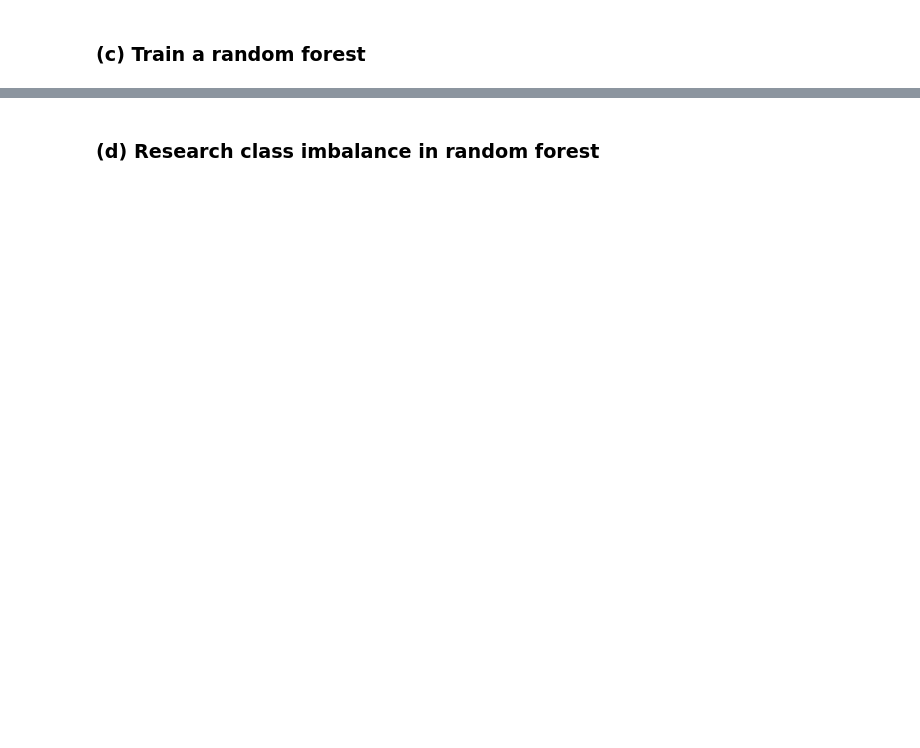
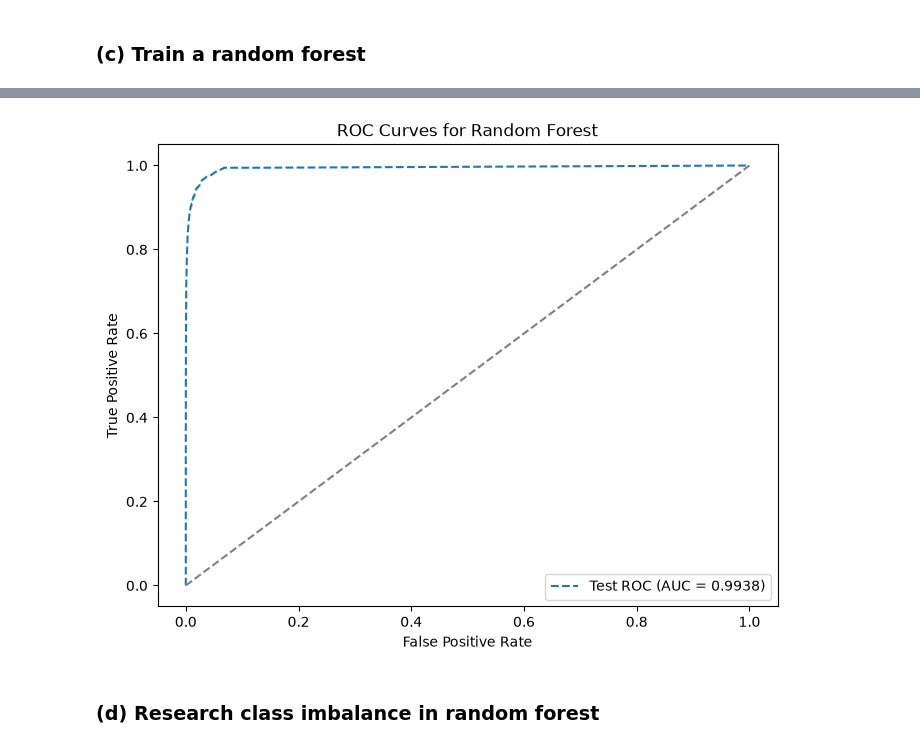
Before and after one commit to Brice12347/DCSI552_HW6, a Jupyter notebook: Patchou_Brice_HW6.ipynb, the cells around one changed output, grey strips where cells are left out. Cells and saved outputs as stored; diff of their text form; code cells hidden in the pictures; blank space fills up the shorter version.

```diff
--- a/Patchou_Brice_HW6.ipynb
+++ b/Patchou_Brice_HW6.ipynb
@@ -13,5 +25,18 @@ Import packages
 # %% [markdown]
 ### (a) Download the APS Failure data
+# %%
+# how do I fix this
+# df = pd.read_csv('/Users/bricepatchou/Documents/GitHub/DCSI552_HW6/aps_failure_training_set.csv',skiprows=12, na_values=['?'])
+
+file_path = '/Users/bricepatchou/Documents/GitHub/DCSI552_HW6/aps_failure_training_set.csv'
+header_row = 0
+with open(file_path, 'r') as f:
+    for i, line in enumerate(f):
+        if line.startswith('class'):
+            header_row = i
+            break
+
+df = pd.read_csv(file_path, skiprows=header_row, na_values=['?'])
 # %% [markdown]
 ### (b) Data Preparation
 # %% [markdown]
@@ -27,2 +192,79 @@ Import packages
 # %% [markdown]
 ### (c) Train a random forest
+# %%
+# how do i do this
+# is this right
+
+# rf_model = RandomForestClassifier(n_estimators=100, random_state=42)
+# rf_model.fit(features, labels)
+# file_path = '/Users/bricepatchou/Documents/GitHub/DCSI552_HW6/aps_failure_test_set.csv'
+# header_row = 0
+# with open(file_path, 'r') as f:
+#     for i, line in enumerate(f):
+#         if line.startswith('class'):
+#             header_row = i
+#             break
+
+# test_df = pd.read_csv(file_path, skiprows=header_row, na_values=['?'])
+# test_features = test_df.drop(columns=['class']).apply(pd.to_numeric, errors='coerce')
+# test_labels = test_df['class']
+
+# y_pred = rf_model.predict(test_labels)
+
+# 'RandomForestClassifier' object has no attribute 'oob_score_'
+
+rf_model = RandomForestClassifier(n_estimators=100, random_state=42, oob_score=True)
+rf_model.fit(features, labels)
+file_path = '/Users/bricepatchou/Documents/GitHub/DCSI552_HW6/aps_failure_test_set.csv'
+header_row = 0
+with open(file_path, 'r') as f:
+    for i, line in enumerate(f):
+        if line.startswith('class'):
+            header_row = i
+            break
+
+test_df = pd.read_csv(file_path, skiprows=header_row, na_values=['?'])
+test_features = test_df.drop(columns=['class']).apply(pd.to_numeric, errors='coerce')
+test_labels = test_df['class']
+
+
+test_features_imputed = test_features.fillna(train_medians)
+
+
+y_pred = rf_model.predict(test_features_imputed)
+
+test_preds = rf_model.predict(test_features_imputed)
+test_probs = rf_model.predict_proba(test_features_imputed)[:, 1]
+
+test_cm = confusion_matrix(test_labels, test_preds)
+test_misclass = 1 - accuracy_score(test_labels, test_preds)
+
+binary_test_labels = (test_labels == 'pos').astype(int)
+test_fpr, test_tpr, _ = roc_curve(binary_test_labels, test_probs)
+test_auc = auc(test_fpr, test_tpr)
+
+
+
+
+oob_error = 1 - rf_model.oob_score_
+
+
+print(f"Confusion Matrix:\n{test_cm}")
+print(f"Misclassification Error: {test_misclass:.5f}")
+print(f"AUC: {test_auc:.5f}\n")
+
+
+print(f"OOB Error Estimate: {oob_error:.5f}")
+print(f"Test Error (Misclassification): {test_misclass:.5f}")
+
+
+
+plt.figure(figsize=(8, 6))
+plt.plot(test_fpr, test_tpr, label=f'Test ROC (AUC = {test_auc:.4f})', linestyle='--')
+plt.plot([0, 1], [0, 1], 'k--', color='gray')
+plt.xlabel('False Positive Rate')
+plt.ylabel('True Positive Rate')
+plt.title('ROC Curves for Random Forest')
+plt.legend(loc='lower right')
+plt.show()
+# %% [output]
@@ -29,2 +279,3 @@ Import packages
+[figure, added]
 # %% [markdown]
 ### (d) Research class imbalance in random forest
```
Also changed, not shown: parts of 20 cells of this notebook, 3 other files.
